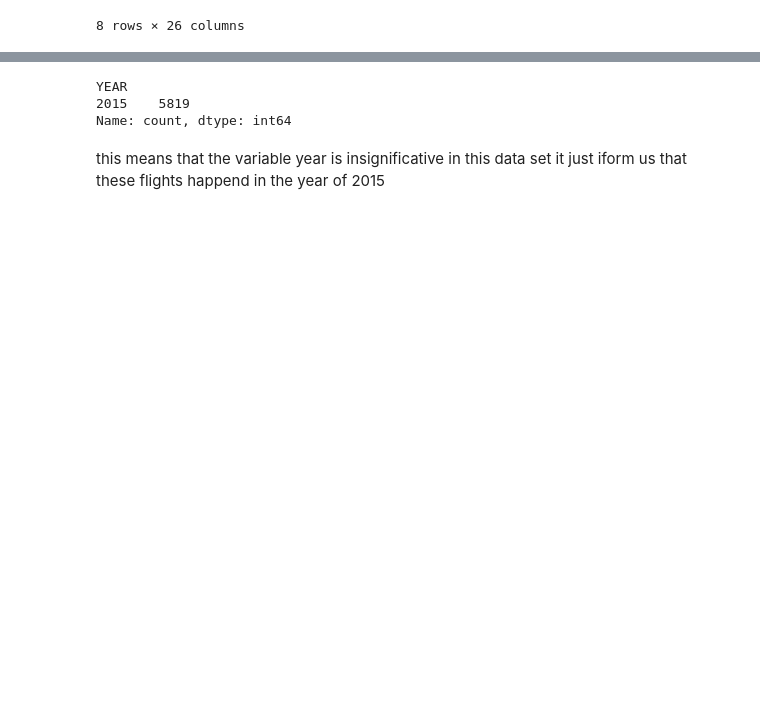
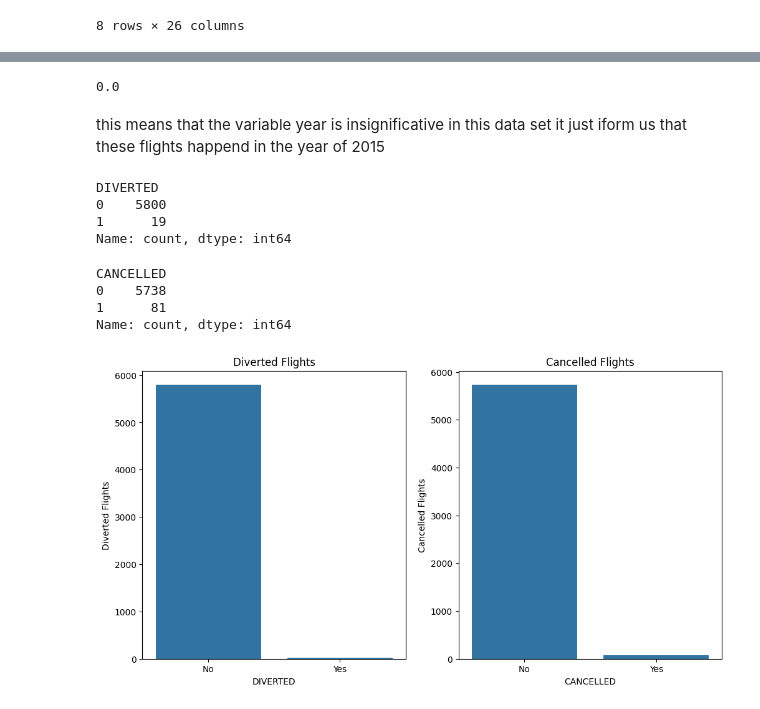
Before and after one commit to hacha007/EDA, a Jupyter notebook: flights_EDA.ipynb, the cells around one changed output, grey strips where cells are left out. Drawn from its saved outputs; the diff is of its cells as text; code cells hidden in the pictures; blank space fills up the shorter version.

```diff
--- a/flights_EDA.ipynb
+++ b/flights_EDA.ipynb
@@ -80,8 +98,34 @@ num_df.describe()
 # %%
 num_df['YEAR'].value_counts()
+num_df['YEAR'].std()
 # %% [output]
-YEAR
-2015    5819
-Name: count, dtype: int64
+0.0
 # %% [markdown]
 this means that the variable year is insignificative in this data set it just iform us that these flights happend in the year of 2015
+# %%
+num_df['DIVERTED'].value_counts()
+# %% [output]
+DIVERTED
+0    5800
+1      19
+Name: count, dtype: int64
+# %%
+num_df['CANCELLED'].value_counts()
+# %% [output]
+CANCELLED
+0    5738
+1      81
+Name: count, dtype: int64
+# %%
+fig, ax = plt.subplots(1, 2, figsize=(12, 6))
+sns.countplot(data=df, x='DIVERTED', ax=ax[0])
+sns.countplot(data=df, x='CANCELLED', ax=ax[1])
+ax[0].set_title('Diverted Flights')
+ax[1].set_title('Cancelled Flights')
+ax[0].set_xticklabels(['No', 'Yes'])
+ax[1].set_xticklabels(['No', 'Yes'])
+ax[0].set_ylabel('Diverted Flights')
+ax[1].set_ylabel('Cancelled Flights')
+plt.show()
+# %% [output]
+[figure, added]
```
Also changed, not shown: parts of 11 cells of this notebook.
